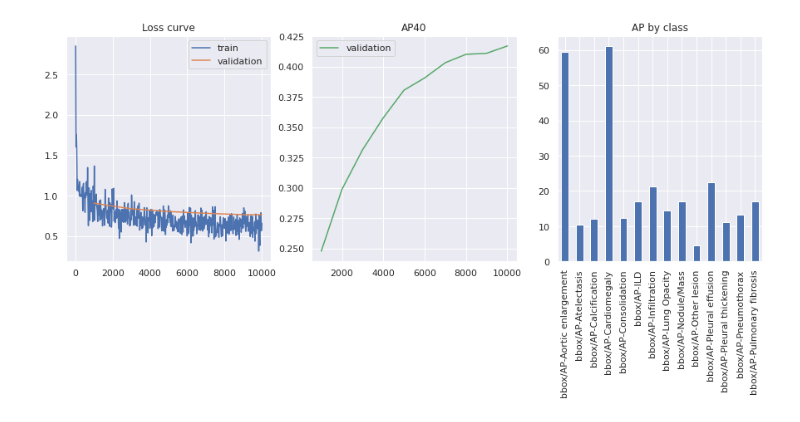
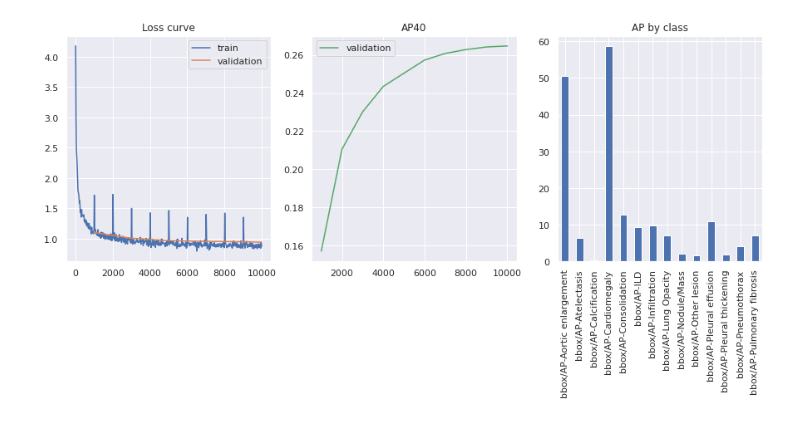
Before and after one commit to yamaguchi-milkcocholate/JaneStreet, a Jupyter notebook: src/VinBigData-ObjectDetection/detectron2_evaluation.ipynb, the cells around one changed output. Cells and saved outputs as stored; diff of their text form; code cells hidden in the pictures.

```diff
--- a/src/VinBigData-ObjectDetection/detectron2_evaluation.ipynb
+++ b/src/VinBigData-ObjectDetection/detectron2_evaluation.ipynb
@@ -45,7 +133,7 @@ def read_metrics(filepath: Path):
     return mdf
 
 
-def plot(mdf: pd.DataFrame):
+def plot(mdf: pd.DataFrame, classes_nms: List[str]):
     fig, axes = plt.subplots(1, 3, figsize=(15, 5))
 
     # loss
@@ -70,10 +158,24 @@ def plot(mdf: pd.DataFrame):
     _ = axes[2].set_title("AP by class")
 
     plt.show()
-# %%
-for nm in ['retinanet_R_101_FPN_3x_mkf_5']:
-    mdf = read_metrics(base_dir / f'detectron2_results/{nm}/fold-1/metrics.json')
-    plot(mdf)
-    break
-# %% [output]
-[figure, removed]
+# %%
+mdf = read_metrics(base_dir / f'detectron2_results/results02/fold-3/metrics.json')
+plot(mdf, classes_nms=[
+    "Aortic enlargement",
+    "Atelectasis",
+    "Calcification",
+    "Cardiomegaly",
+    "Consolidation",
+    "ILD",
+    "Infiltration",
+    "Lung Opacity",
+    "Nodule/Mass",
+    "Other lesion",
+    "Pleural effusion",
+    "Pleural thickening",
+    "Pneumothorax",
+    "Pulmonary fibrosis",
+#     "No Finding"
+])
+# %% [output]
+[figure, added]
```
Also changed, not shown: parts of 24 cells of this notebook, 4 other files.
